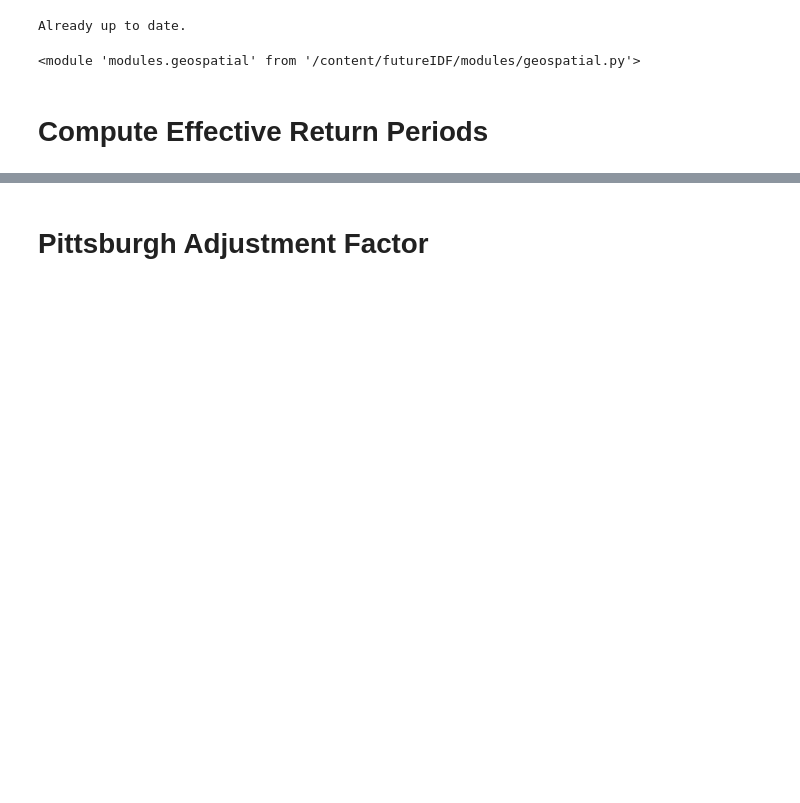
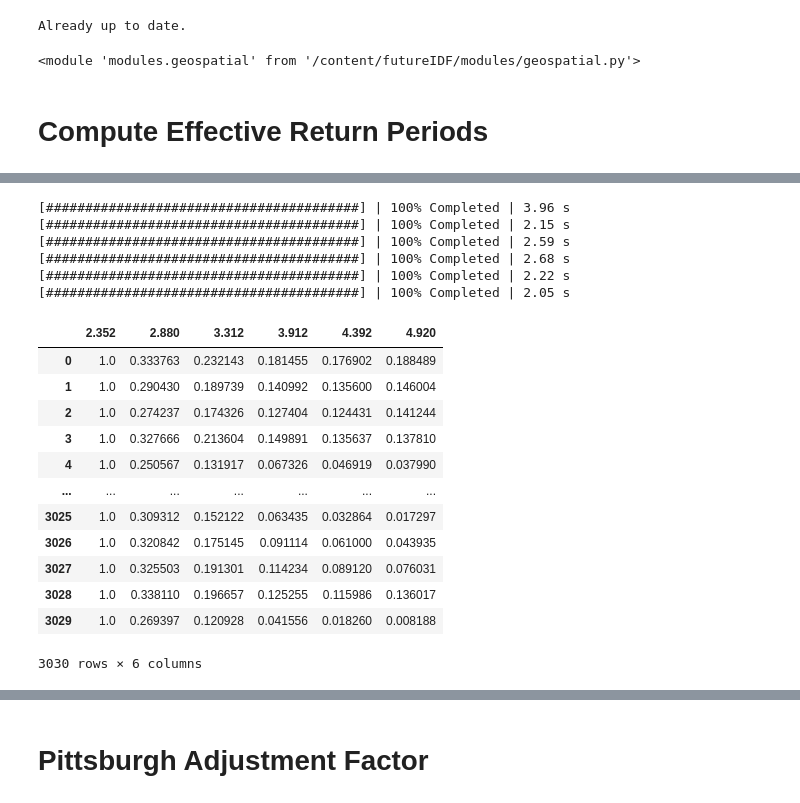
Before and after one commit to emzu/futureIDF, a Jupyter notebook: 04)_PGH_Case_Study.ipynb, the cells around one changed output, grey strips where cells are left out. Drawn from its saved outputs; the diff is of its cells as text; code cells hidden in the pictures; blank space fills up the shorter version.

```diff
--- a/04)_PGH_Case_Study.ipynb
+++ b/04)_PGH_Case_Study.ipynb
@@ -199,3 +199,25 @@ design_depths_pgh_100 = timeseries.build_design_depths(
+# %%
+timeseries.process_inversion(ds_zarr_LOCA_45, atlas14_pgh, design_depths_a14)
+# %% [output]
+[########################################] | 100% Completed | 3.96 s
+[########################################] | 100% Completed | 2.15 s
+[########################################] | 100% Completed | 2.59 s
+[########################################] | 100% Completed | 2.68 s
+[########################################] | 100% Completed | 2.22 s
+[########################################] | 100% Completed | 2.05 s
+|  | 2.352 | 2.880 | 3.312 | 3.912 | 4.392 | 4.920 |
+| 0 | 1.0 | 0.333763 | 0.232143 | 0.181455 | 0.176902 | 0.188489 |
+| 1 | 1.0 | 0.290430 | 0.189739 | 0.140992 | 0.135600 | 0.146004 |
+| 2 | 1.0 | 0.274237 | 0.174326 | 0.127404 | 0.124431 | 0.141244 |
+| 3 | 1.0 | 0.327666 | 0.213604 | 0.149891 | 0.135637 | 0.137810 |
+| 4 | 1.0 | 0.250567 | 0.131917 | 0.067326 | 0.046919 | 0.037990 |
+| ... | ... | ... | ... | ... | ... | ... |
+| 3025 | 1.0 | 0.309312 | 0.152122 | 0.063435 | 0.032864 | 0.017297 |
+| 3026 | 1.0 | 0.320842 | 0.175145 | 0.091114 | 0.061000 | 0.043935 |
+| 3027 | 1.0 | 0.325503 | 0.191301 | 0.114234 | 0.089120 | 0.076031 |
+| 3028 | 1.0 | 0.338110 | 0.196657 | 0.125255 | 0.115986 | 0.136017 |
+| 3029 | 1.0 | 0.269397 | 0.120928 | 0.041556 | 0.018260 | 0.008188 |
+3030 rows × 6 columns
 # %%
 
 #Basline
```
Also changed, not shown: parts of 8 cells of this notebook.
